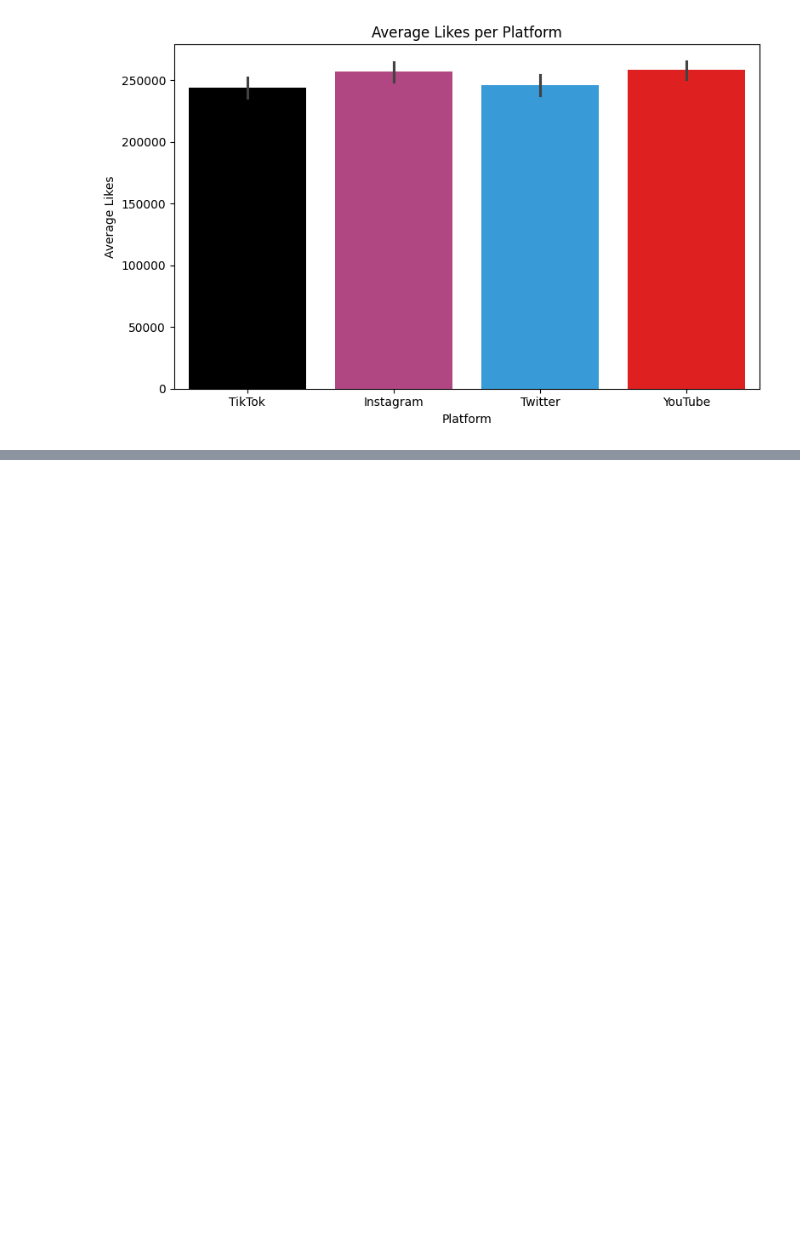
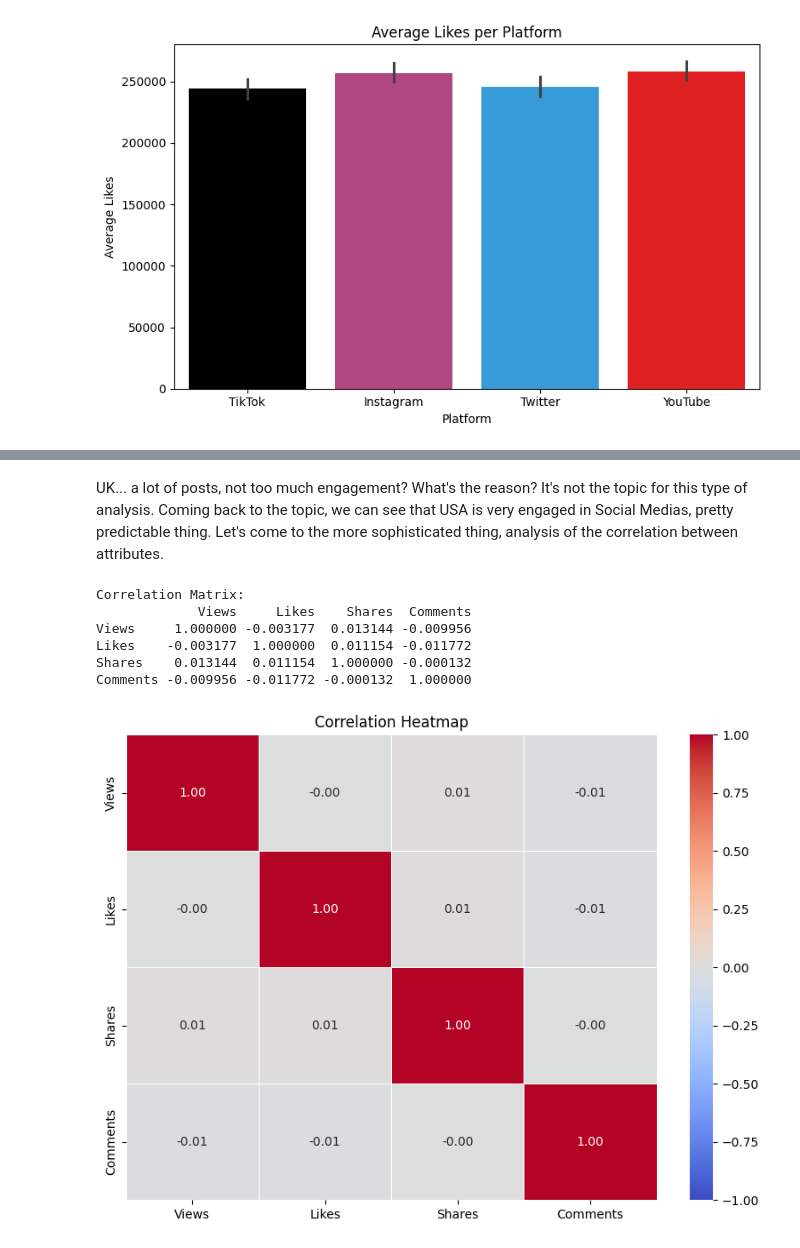
Before and after one commit to kizerek321/dataMiningProject, a Jupyter notebook: notebook.ipynb, the cells around one changed output, grey strips where cells are left out. Drawn from its saved outputs; the diff is of its cells as text; code cells hidden in the pictures; blank space fills up the shorter version.

```diff
--- a/notebook.ipynb
+++ b/notebook.ipynb
@@ -100,0 +211,18 @@ plt.show()
+# %% [markdown]
+UK... a lot of posts, not too much engagement? What's the reason? It's not the topic for this type of analysis. Coming back to the topic, we can see that USA is very engaged in Social Medias, pretty predictable thing. Let's come to the more sophisticated thing, analysis of the correlation between attributes.
+# %%
+correlation_matrix = data[['Views', 'Likes', 'Shares', 'Comments']].corr()
+
+plt.figure(figsize=(8, 6))
+sns.heatmap(correlation_matrix, annot=True, cmap='coolwarm', vmin=-1, vmax=1, fmt='.2f', linewidths=0.5)
+plt.title('Correlation Heatmap')
+plt.tight_layout()
+plt.show()
+# %% [output]
+Correlation Matrix:
+             Views     Likes    Shares  Comments
+Views     1.000000 -0.003177  0.013144 -0.009956
+Likes    -0.003177  1.000000  0.011154 -0.011772
+Shares    0.013144  0.011154  1.000000 -0.000132
+Comments -0.009956 -0.011772 -0.000132  1.000000
+[figure, added]
```
Also changed, not shown: parts of 10 cells of this notebook.
